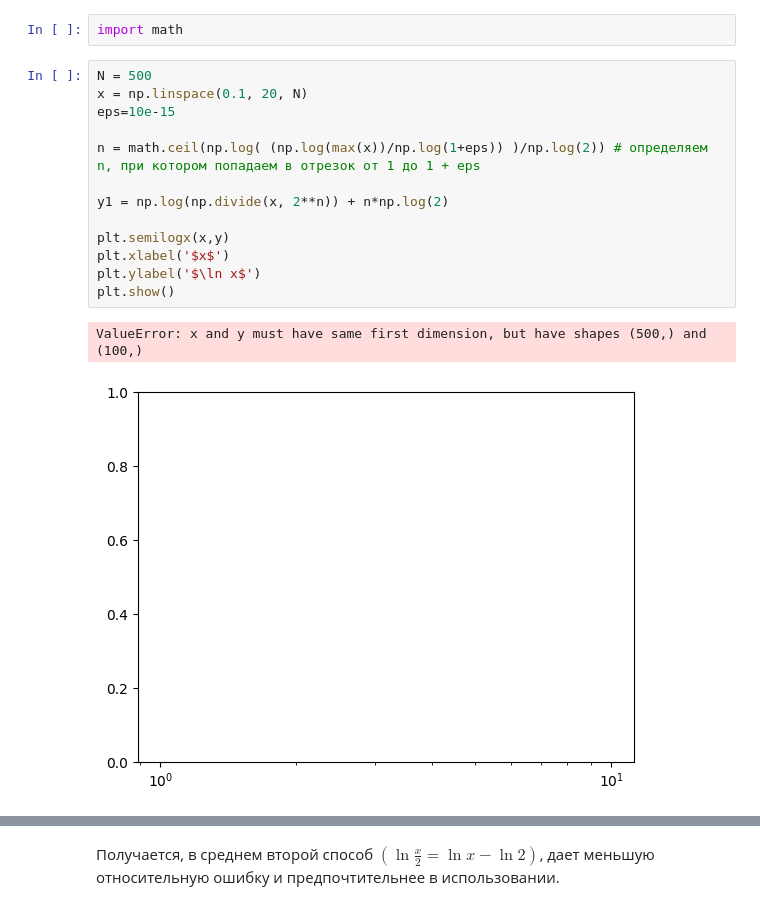
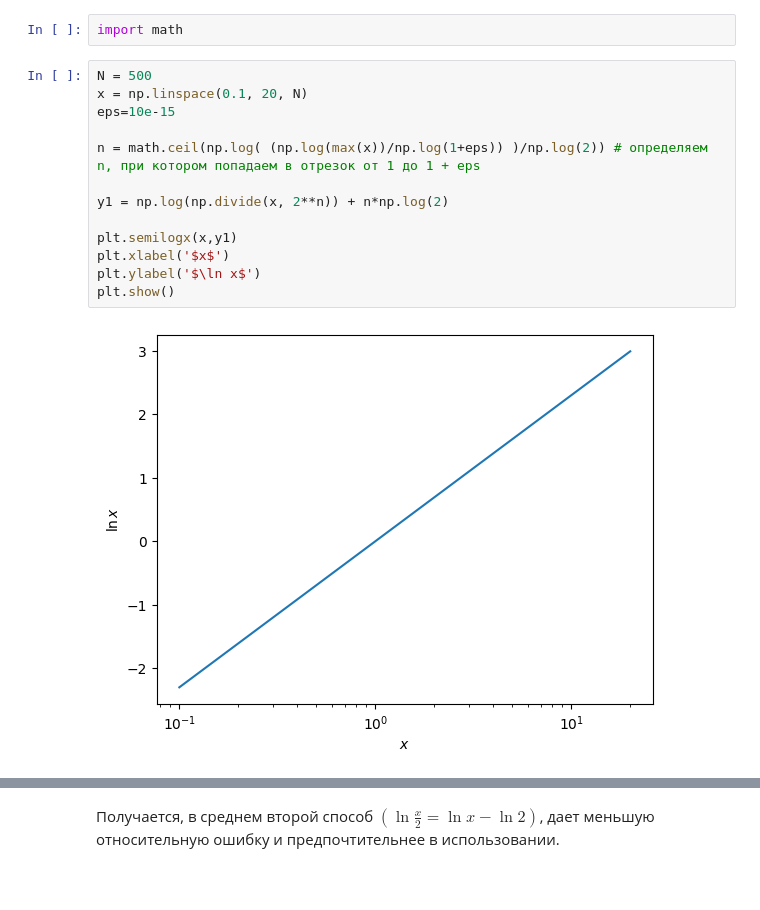
Before and after one commit to dyed-eye/numerical-methods, a Jupyter notebook: 3. Not_so_elementary_elementary_functions.ipynb, the cells around one changed output, grey strips where cells are left out. Saved outputs shown, nothing was run; the diff lists cells and outputs as text; blank space fills up the shorter version.

```diff
--- a/3. Not_so_elementary_elementary_functions.ipynb
+++ b/3. Not_so_elementary_elementary_functions.ipynb
@@ -103,19 +103,18 @@ import math
 # %%
 N = 500
 x = np.linspace(0.1, 20, N)
 eps=10e-15
 
 n = math.ceil(np.log( (np.log(max(x))/np.log(1+eps)) )/np.log(2)) # определяем n, при котором попадаем в отрезок от 1 до 1 + eps
 
 y1 = np.log(np.divide(x, 2**n)) + n*np.log(2)
 
-plt.semilogx(x,y)
+plt.semilogx(x,y1)
 plt.xlabel('$x$')
 plt.ylabel('$\ln x$')
 plt.show()
 # %% [output]
-ValueError: x and y must have same first dimension, but have shapes (500,) and (100,)
-[figure, old version]
+[figure, new version]
 # %%
 # N, x, y1, eps, n из предыдущего блока
 y2 = (2*n)*np.log(x**(1/(2*n)))
```
Also changed, not shown: parts of 19 cells of this notebook, 1 other file.
